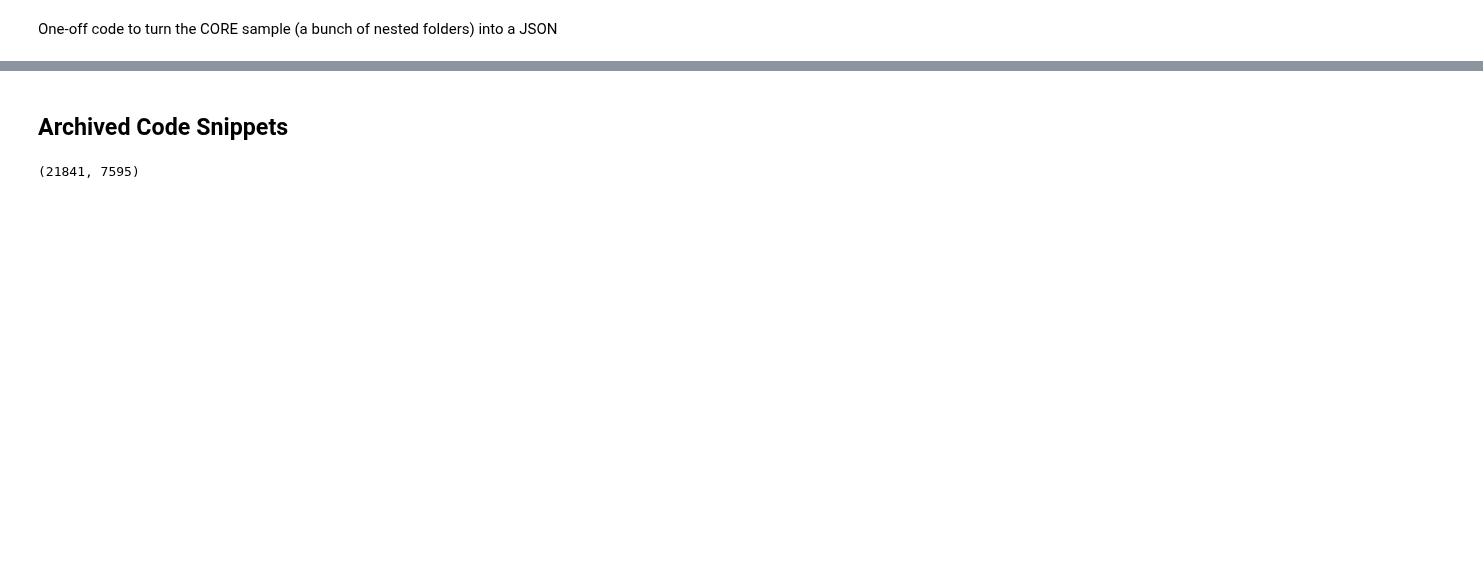
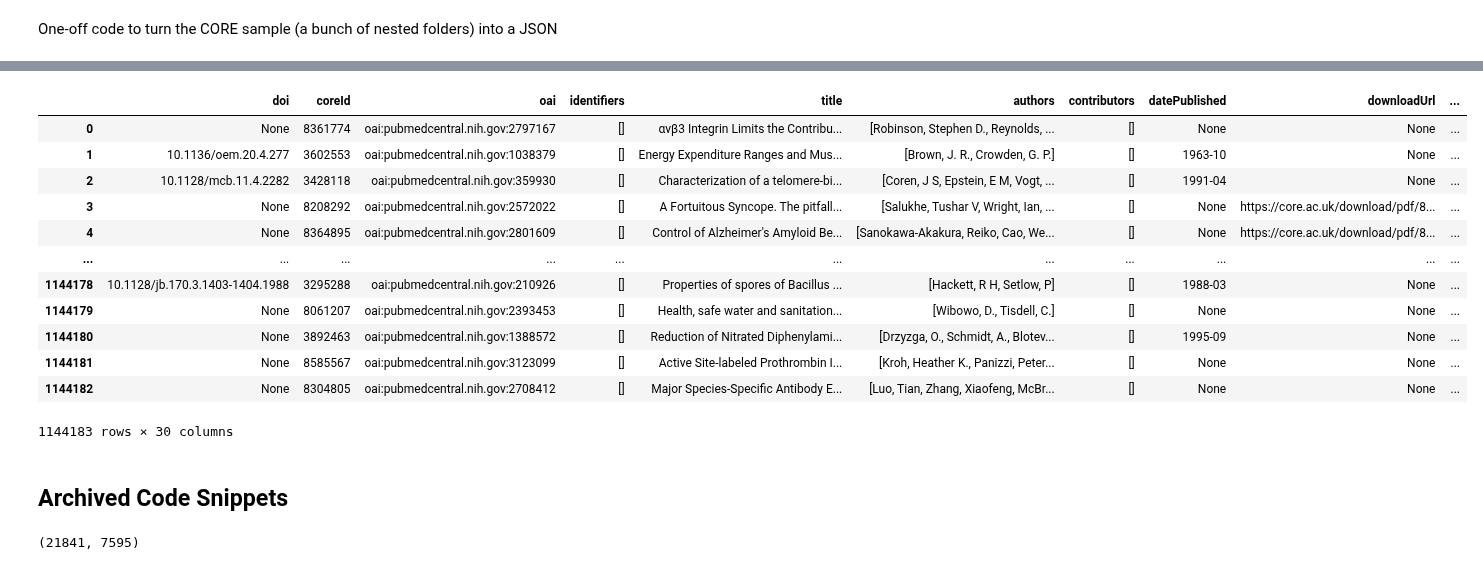
Before and after one commit to ScienceOctopus/octoflow, a Jupyter notebook: 99_process_CORE_sample.ipynb, the cells around one changed output, grey strips where cells are left out. Cells and saved outputs as stored; diff of their text form; code cells hidden in the pictures; blank space fills up the shorter version.

```diff
--- a/99_process_CORE_sample.ipynb
+++ b/99_process_CORE_sample.ipynb
@@ -33,0 +92,2 @@ with open('downloads/CORE_out.json', 'w') as outfile:
+# %%
+df = pd.json_normalize(pubmed)
@@ -33,0 +97,39 @@ with open('downloads/CORE_out.json', 'w') as outfile:
+# %%
+#export
+
+import json
+import re
+
+
+alphabets= "([A-Za-z])"
+prefixes = "(Mr|St|Mrs|Ms|Dr)[.]"
+suffixes = "(Inc|Ltd|Jr|Sr|Co)"
+starters = "(Mr|Mrs|Ms|Dr|He\s|She\s|It\s|They\s|Their\s|Our\s|We\s|But\s|However\s|That\s|This\s|Wherever)"
+acronyms = "([A-Z][.][A-Z][.](?:[A-Z][.])?)"
+websites = "[.](com|net|org|io|gov)"
+
+def split_into_sentences(text):
+    text = " " + text + "  "
+    text = text.replace("\n"," ")
+    text = re.sub(prefixes,"\\1<prd>",text)
+    text = re.sub(websites,"<prd>\\1",text)
+    if "Ph.D" in text: text = text.replace("Ph.D.","Ph<prd>D<prd>")
+    text = re.sub("\s" + alphabets + "[.] "," \\1<prd> ",text)
+    text = re.sub(acronyms+" "+starters,"\\1<stop> \\2",text)
+    text = re.sub(alphabets + "[.]" + alphabets + "[.]" + alphabets + "[.]","\\1<prd>\\2<prd>\\3<prd>",text)
+    text = re.sub(alphabets + "[.]" + alphabets + "[.]","\\1<prd>\\2<prd>",text)
+    text = re.sub(" "+suffixes+"[.] "+starters," \\1<stop> \\2",text)
+    text = re.sub(" "+suffixes+"[.]"," \\1<prd>",text)
+    text = re.sub(" " + alphabets + "[.]"," \\1<prd>",text)
+    if "”" in text: text = text.replace(".”","”.")
+    if "\"" in text: text = text.replace(".\"","\".")
+    if "!" in text: text = text.replace("!\"","\"!")
+    if "?" in text: text = text.replace("?\"","\"?")
+    text = text.replace(".",".<stop>")
+    text = text.replace("?","?<stop>")
+    text = text.replace("!","!<stop>")
+    text = text.replace("<prd>",".")
+    sentences = text.split("<stop>")
+    sentences = sentences[:-1]
+    sentences = [s.strip() for s in sentences]
+    return sentences
@@ -33,0 +145,2 @@ with open('downloads/CORE_out.json', 'w') as outfile:
+# %%
+df2["first_sent"] = df["abstract"].apply(lambda a: get(split_into_sentences(a), 0))
@@ -33,0 +149,16 @@ with open('downloads/CORE_out.json', 'w') as outfile:
+# %%
+df2
+# %% [output]
+|  | doi | coreId | oai | identifiers | title | authors | contributors | datePublished | downloadUrl | ... |
+| 0 | None | 8361774 | oai:pubmedcentral.nih.gov:2797167 | [] | αvβ3 Integrin Limits the Contribu... | [Robinson, Stephen D., Reynolds, ... | [] | None | None | ... |
+| 1 | 10.1136/oem.20.4.277 | 3602553 | oai:pubmedcentral.nih.gov:1038379 | [] | Energy Expenditure Ranges and Mus... | [Brown, J. R., Crowden, G. P.] | [] | 1963-10 | None | ... |
+| 2 | 10.1128/mcb.11.4.2282 | 3428118 | oai:pubmedcentral.nih.gov:359930 | [] | Characterization of a telomere-bi... | [Coren, J S, Epstein, E M, Vogt, ... | [] | 1991-04 | None | ... |
+| 3 | None | 8208292 | oai:pubmedcentral.nih.gov:2572022 | [] | A Fortuitous Syncope. The pitfall... | [Salukhe, Tushar V, Wright, Ian, ... | [] | None | https://core.ac.uk/download/pdf/8... | ... |
+| 4 | None | 8364895 | oai:pubmedcentral.nih.gov:2801609 | [] | Control of Alzheimer's Amyloid Be... | [Sanokawa-Akakura, Reiko, Cao, We... | [] | None | https://core.ac.uk/download/pdf/8... | ... |
+| ... | ... | ... | ... | ... | ... | ... | ... | ... | ... | ... |
+| 1144178 | 10.1128/jb.170.3.1403-1404.1988 | 3295288 | oai:pubmedcentral.nih.gov:210926 | [] | Properties of spores of Bacillus ... | [Hackett, R H, Setlow, P] | [] | 1988-03 | None | ... |
+| 1144179 | None | 8061207 | oai:pubmedcentral.nih.gov:2393453 | [] | Health, safe water and sanitation... | [Wibowo, D., Tisdell, C.] | [] | None | None | ... |
+| 1144180 | None | 3892463 | oai:pubmedcentral.nih.gov:1388572 | [] | Reduction of Nitrated Diphenylami... | [Drzyzga, O., Schmidt, A., Blotev... | [] | 1995-09 | None | ... |
+| 1144181 | None | 8585567 | oai:pubmedcentral.nih.gov:3123099 | [] | Active Site-labeled Prothrombin I... | [Kroh, Heather K., Panizzi, Peter... | [] | None | None | ... |
+| 1144182 | None | 8304805 | oai:pubmedcentral.nih.gov:2708412 | [] | Major Species-Specific Antibody E... | [Luo, Tian, Zhang, Xiaofeng, McBr... | [] | None | None | ... |
+1144183 rows × 30 columns
```
Also changed, not shown: parts of 17 cells of this notebook, 3 other files.
